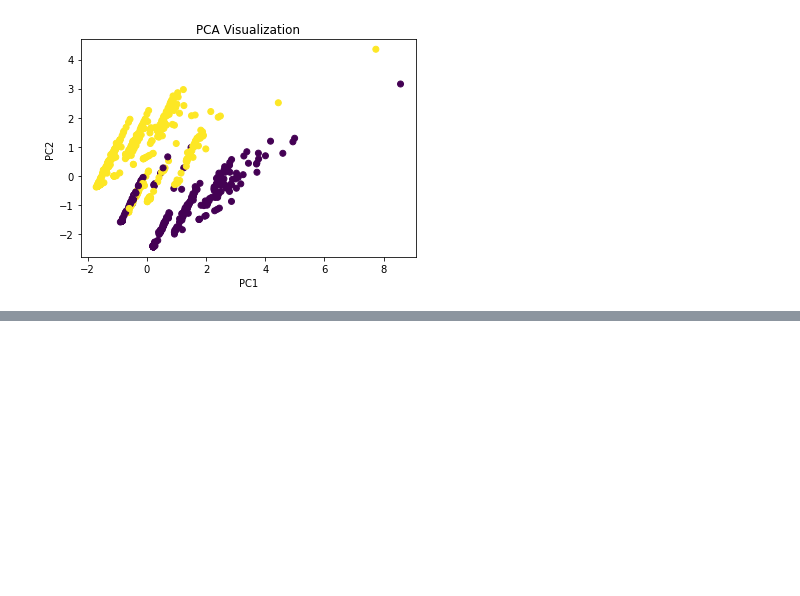
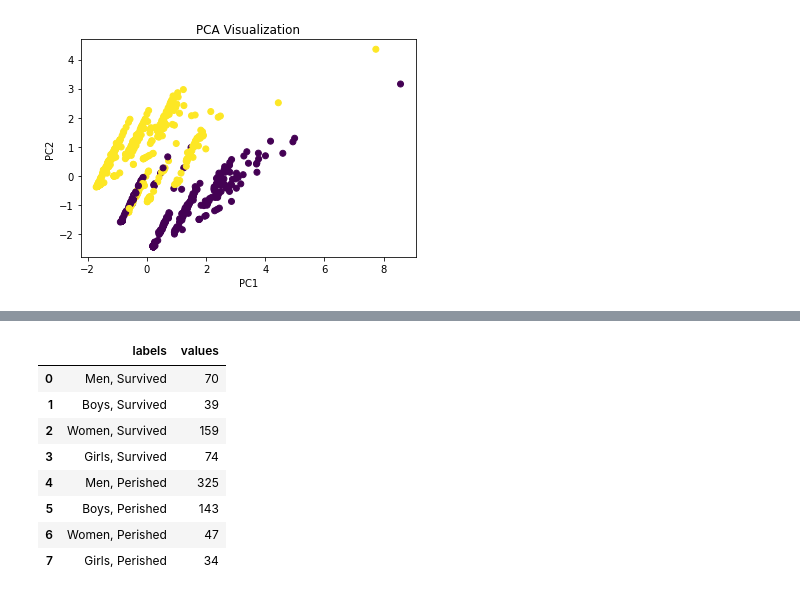
Before and after one commit to jhat0353/Titanic-Kaggle-Group, a Jupyter notebook: Kaggle_Titanic_Exploratory_Data_Analysis_Master.ipynb, the cells around one changed output, grey strips where cells are left out. Cells and saved outputs as stored; diff of their text form; code cells hidden in the pictures; blank space fills up the shorter version.

```diff
--- a/Kaggle_Titanic_Exploratory_Data_Analysis_Master.ipynb
+++ b/Kaggle_Titanic_Exploratory_Data_Analysis_Master.ipynb
@@ -481,0 +520,30 @@ plt.show()
+# %%
+df = titanic_data
+treedata = {'labels': ["Men, Survived",
+                   "Boys, Survived",
+                   "Women, Survived",
+                   "Girls, Survived",
+                   "Men, Perished",
+                   "Boys, Perished",
+                   "Women, Perished",
+                   "Girls, Perished",],
+        'values':[len(df[(df["Survived"]==True) & (df["Sex"]=="male") & (df["Age"]>=18.0)]),
+                  len(df[(df["Survived"]==True) & (df["Sex"]=="male") & (df["Age"]<18.0)]),
+                  len(df[(df["Survived"]==True) & (df["Sex"]=="female") & (df["Age"]>=18.0)]),
+                  len(df[(df["Survived"]==True) & (df["Sex"]=="female") & (df["Age"]<18.0)]),
+                  len(df[(df["Survived"]==False) & (df["Sex"]=="male") & (df["Age"]>=18.0)]),
+                  len(df[(df["Survived"]==False) & (df["Sex"]=="male") & (df["Age"]<18.0)]),
+                  len(df[(df["Survived"]==False) & (df["Sex"]=="female") & (df["Age"]>=18.0)]),
+                  len(df[(df["Survived"]==False) & (df["Sex"]=="female") & (df["Age"]<18.0)]),]}
+treedf = pd.DataFrame(treedata)
+treedf #print the dataframe
+# %% [output]
+|  | labels | values |
+| 0 | Men, Survived | 70 |
+| 1 | Boys, Survived | 39 |
+| 2 | Women, Survived | 159 |
+| 3 | Girls, Survived | 74 |
+| 4 | Men, Perished | 325 |
+| 5 | Boys, Perished | 143 |
+| 6 | Women, Perished | 47 |
+| 7 | Girls, Perished | 34 |
```
Also changed, not shown: parts of 29 cells of this notebook.
